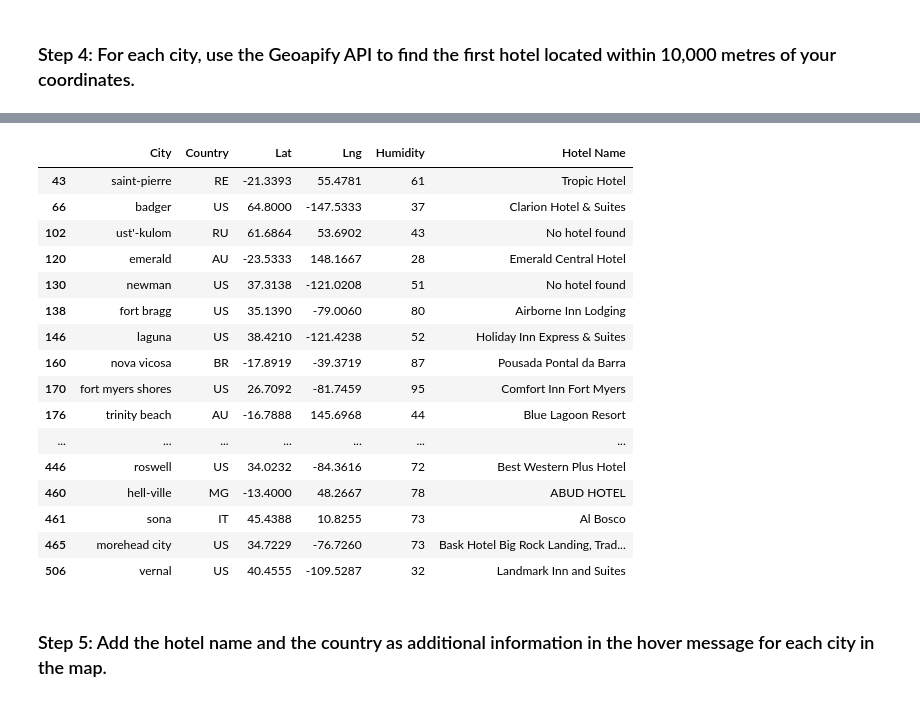
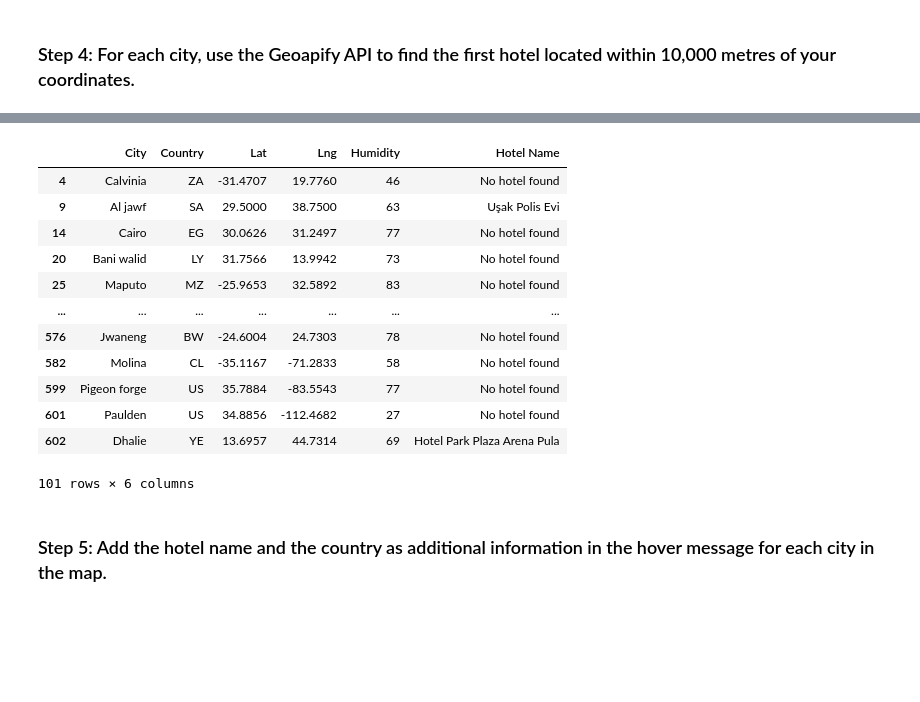
Before and after one commit to itzelvazsan/python-api-challenge, a Jupyter notebook: VacationPy.ipynb, the cells around one changed output, grey strips where cells are left out. Saved outputs shown, nothing was run; the diff lists cells and outputs as text; code cells hidden in the pictures; blank space fills up the shorter version.

```diff
--- a/VacationPy.ipynb
+++ b/VacationPy.ipynb
@@ -45,12 +54,12 @@ city_data_df.head()
 ### Step 2: Narrow down the `city_data_df` DataFrame to find your ideal weather condition
 # %%
 # Narrow down cities that fit criteria and drop any results with null values
-# YOUR CODE HERE
+new_city_df = city_data_df.loc[(city_data_df["Max Temp"] <= 25) & (city_data_df["Max Temp"] >= 15) & (city_data_df["Cloudiness"] <= 50), :]
 
 # Drop any rows with null values
-# YOUR CODE HERE
+new_city_df = new_city_df.dropna(how='any')
 
 # Display sample data
-# YOUR CODE HERE
+new_city_df
 # %% [output]
 |  | City_ID | City | Lat | Lng | Max Temp | Humidity | Cloudiness | Wind Speed | Country | Date |
@@ -74,11 +79,12 @@ city_data_df.head()
 ### Step 3: Create a new DataFrame called `hotel_df`.
 # %%
 # Use the Pandas copy function to create DataFrame called hotel_df to store the city, country, coordinates, and humidity
-# YOUR CODE HERE
+hotel_df = new_city_df[["City", "Country", "Lat", "Lng", "Humidity"]]
+
 
 # Add an empty column, "Hotel Name," to the DataFrame so you can store the hotel found using the Geoapify API
-# YOUR CODE HERE
+hotel_df["Hotel Name"] = ""
 
 # Display sample data
-# YOUR CODE HERE
+hotel_df
 # %% [output]
@@ -103,9 +110,11 @@ city_data_df.head()
 ### Step 4: For each city, use the Geoapify API to find the first hotel located within 10,000 metres of your coordinates.
 # %%
 # Set parameters to search for a hotel
-radius = # YOUR CODE HERE
+radius = 100000
 params = {
-    # YOUR CODE HERE
+    "categories": "accommodation.hotel",
+    "limit": 1,
+    "apiKey": geoapify_key
 }
 
 # Print a message to follow up the hotel search
@@ -114,26 +123,33 @@ print("Starting hotel search")
 # Iterate through the hotel_df DataFrame
 for index, row in hotel_df.iterrows():
     # get latitude, longitude from the DataFrame
-    # YOUR CODE HERE
+    lat = row["Lng"]
+    lng =  row["Lat"]
 
     # Add the current city's latitude and longitude to the params dictionary
-    params["filter"] = # YOUR CODE HERE
-    params["bias"] = # YOUR CODE HERE
+    params["filter"] = f"circle:{lng},{lat},{radius}"
+    params["bias"] = f"proximity:{lng},{lat}"
 
     # Set base URL
     base_url = "https://api.geoapify.com/v2/places"
 
     # Make and API request using the params dictionary
-    name_address = # YOUR CODE HERE
+    response = requests.get(base_url, params=params)
 
-    # Convert the API response to JSON format
-    name_address = # YOUR CODE HERE
+    if response.status_code == 200:
+        # Convert the API response to JSON format
+        name_address = response.json()
+        print(f"Response for {row['City']}:", name_address)
 
-    # Grab the first hotel from the results and store the name in the hotel_df DataFrame
-    try:
-        hotel_df.loc[index, "Hotel Name"] = name_address["features"][0]["properties"]["name"]
-    except (KeyError, IndexError):
-        # If no hotel is found, set the hotel name as "No hotel found".
+        # Grab the first hotel from the results and store the name in the hotel_df DataFrame
+        try:
+            hotel_df.loc[index, "Hotel Name"] = name_address["features"][0]["properties"]["name"]
+        except (KeyError, IndexError):
+            # If no hotel is found, set the hotel name as "No hotel found".
+            hotel_df.loc[index, "Hotel Name"] = "No hotel found"
+
+    else:
+        print(f"Error fetching data for {row['City']}: {response.status_code}")
         hotel_df.loc[index, "Hotel Name"] = "No hotel found"
 
     # Log the search results
@@ -162,19 +178,15 @@ vernal - nearest hotel: Landmark Inn and Suites
 |  | City | Country | Lat | Lng | Humidity | Hotel Name |
-| 43 | saint-pierre | RE | -21.3393 | 55.4781 | 61 | Tropic Hotel |
-| 66 | badger | US | 64.8000 | -147.5333 | 37 | Clarion Hotel & Suites |
-| 102 | ust'-kulom | RU | 61.6864 | 53.6902 | 43 | No hotel found |
-| 120 | emerald | AU | -23.5333 | 148.1667 | 28 | Emerald Central Hotel |
-| 130 | newman | US | 37.3138 | -121.0208 | 51 | No hotel found |
-| 138 | fort bragg | US | 35.1390 | -79.0060 | 80 | Airborne Inn Lodging |
-| 146 | laguna | US | 38.4210 | -121.4238 | 52 | Holiday Inn Express & Suites |
-| 160 | nova vicosa | BR | -17.8919 | -39.3719 | 87 | Pousada Pontal da Barra |
-| 170 | fort myers shores | US | 26.7092 | -81.7459 | 95 | Comfort Inn Fort Myers |
-| 176 | trinity beach | AU | -16.7888 | 145.6968 | 44 | Blue Lagoon Resort |
+| 4 | Calvinia | ZA | -31.4707 | 19.7760 | 46 | No hotel found |
+| 9 | Al jawf | SA | 29.5000 | 38.7500 | 63 | Uşak Polis Evi |
+| 14 | Cairo | EG | 30.0626 | 31.2497 | 77 | No hotel found |
+| 20 | Bani walid | LY | 31.7566 | 13.9942 | 73 | No hotel found |
+| 25 | Maputo | MZ | -25.9653 | 32.5892 | 83 | No hotel found |
 | ... | ... | ... | ... | ... | ... | ... |
-| 446 | roswell | US | 34.0232 | -84.3616 | 72 | Best Western Plus Hotel |
-| 460 | hell-ville | MG | -13.4000 | 48.2667 | 78 | ABUD HOTEL |
-| 461 | sona | IT | 45.4388 | 10.8255 | 73 | Al Bosco |
-| 465 | morehead city | US | 34.7229 | -76.7260 | 73 | Bask Hotel Big Rock Landing, Trad... |
-| 506 | vernal | US | 40.4555 | -109.5287 | 32 | Landmark Inn and Suites |
+| 576 | Jwaneng | BW | -24.6004 | 24.7303 | 78 | No hotel found |
+| 582 | Molina | CL | -35.1167 | -71.2833 | 58 | No hotel found |
+| 599 | Pigeon forge | US | 35.7884 | -83.5543 | 77 | No hotel found |
+| 601 | Paulden | US | 34.8856 | -112.4682 | 27 | No hotel found |
+| 602 | Dhalie | YE | 13.6957 | 44.7314 | 69 | Hotel Park Plaza Arena Pula |
+101 rows × 6 columns
 # %% [markdown]
 ### Step 5: Add the hotel name and the country as additional information in the hover message for each city in the map.
```
Also changed, not shown: parts of 8 cells of this notebook, 1 other file.
